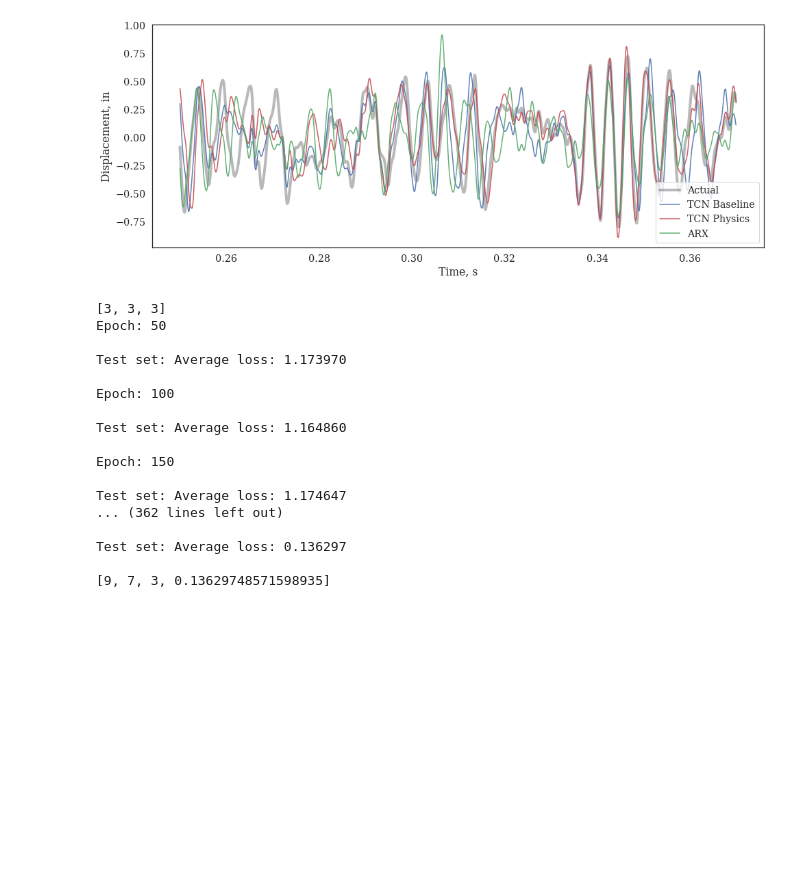
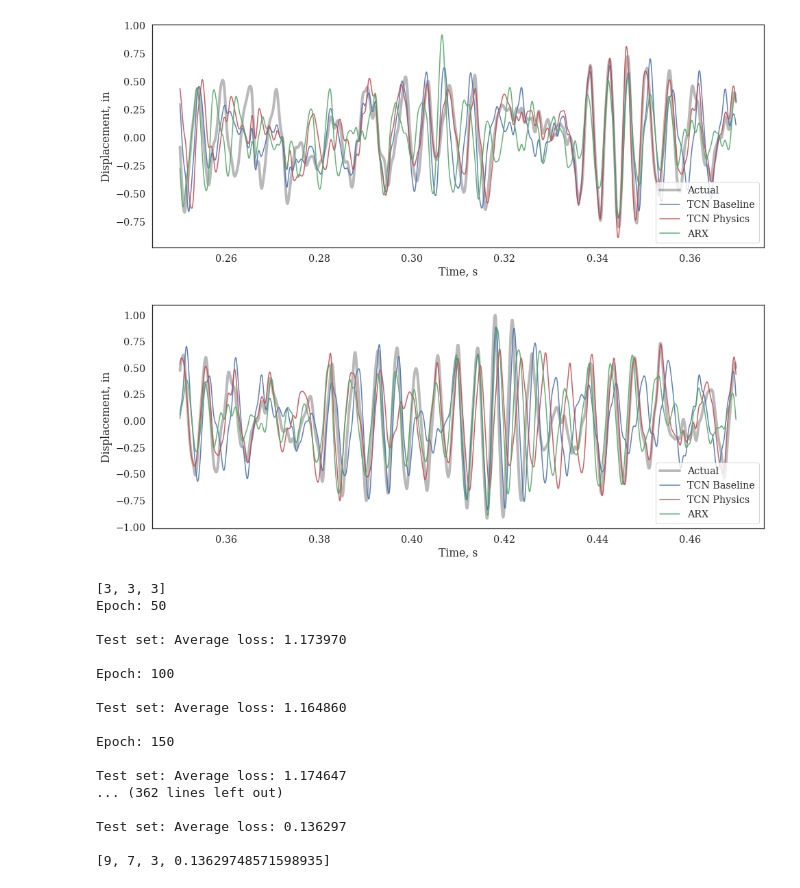
Before and after one commit to cleeag/ece271b, a Jupyter notebook: lstm/TCN_v01-FlatBeam-12tw.ipynb, the cells around one changed output. Drawn from its saved outputs; the diff is of its cells as text; code cells hidden in the pictures; blank space fills up the shorter version.

```diff
--- a/lstm/TCN_v01-FlatBeam-12tw.ipynb
+++ b/lstm/TCN_v01-FlatBeam-12tw.ipynb
@@ -615,6 +615,28 @@ plt.savefig('comparison_end.png')
 plt.show()
 # %% [output]
 [figure]
+# %%
+plt.figure(figsize = (16, 6))
+
+start = 3500
+nplot = 1200
+
+plt.plot(t[start:start+nplot],yfull[start + 24:start + 24 + nplot], 'k', linewidth = 4, alpha = 0.3)
+plt.plot(t[start:start+nplot],ypred_sim[start+12:start+12+nplot].T, 'b', alpha = 0.9)
+plt.plot(t[start:start+nplot],y_physics[0,start+12:start+12+nplot].T, 'r', alpha = 0.9)
+plt.plot(t[start:start+nplot],y_arx[start+24:start+24+nplot], 'g', alpha = 0.9)
+
+plt.legend(['Actual', 'TCN Baseline', 'TCN Physics', 'ARX'], loc = 'lower right')
+
+plt.ylabel('Displacement, in')
+plt.xlabel('Time, s')
+
+plt.savefig('comparison_end2.tiff')
+plt.savefig('comparison_end2.png')
+
+plt.show()
+# %% [output]
+[figure, added]
 # %%
 nchannels = [3, 6, 9]
 nlayers = [3, 5, 7]
```
Also changed, not shown: 2 other files.
